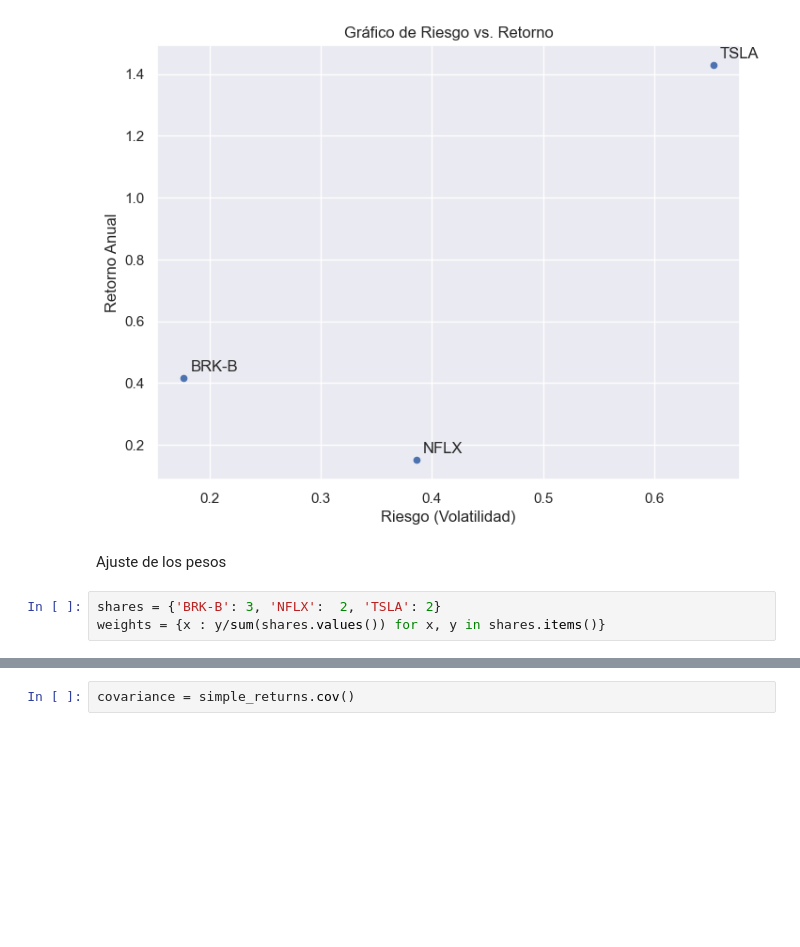
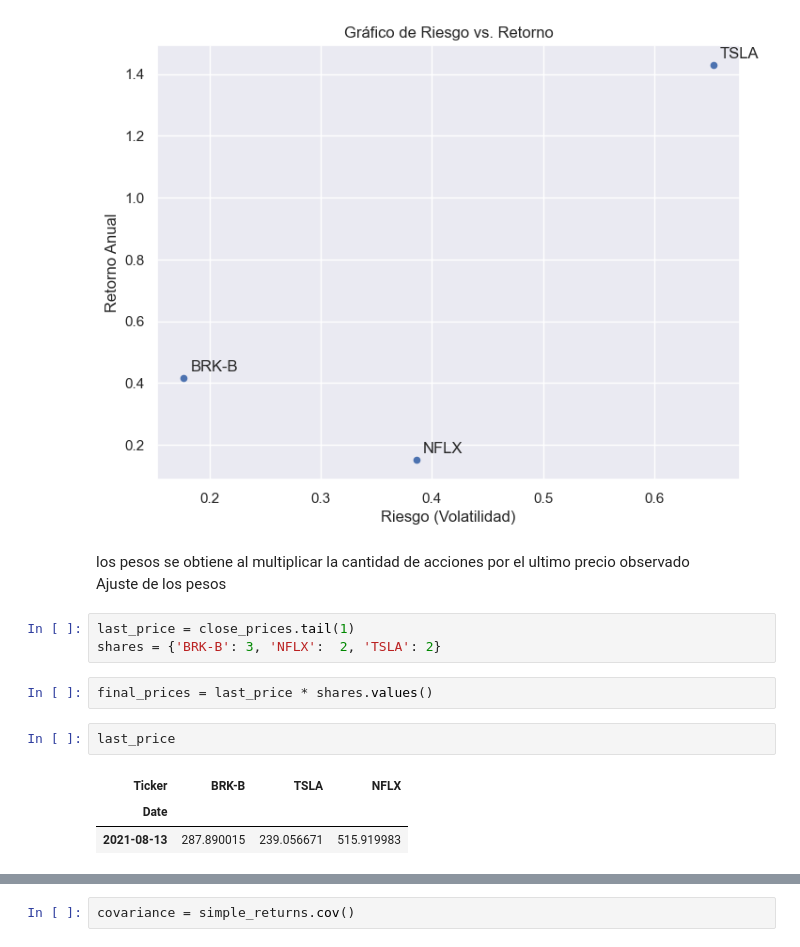
Before and after one commit to DaveQuant/Mathematical-Models-For-Pricing-Options, a Jupyter notebook: portfolio_2.ipynb, the cells around one changed output, grey strips where cells are left out. Cells and saved outputs as stored; diff of their text form; blank space fills up the shorter version.

```diff
--- a/portfolio_2.ipynb
+++ b/portfolio_2.ipynb
@@ -139,8 +139,17 @@ plt.ylabel('Retorno Anual')
 plt.show()
 # %% [output]
 [figure]
-# %% [markdown]
-Ajuste de los pesos
-# %%
-shares = {'BRK-B': 3, 'NFLX':  2, 'TSLA': 2}
-weights = {x : y/sum(shares.values()) for x, y in shares.items()}
+# %% [markdown]
+los pesos se obtiene al multiplicar la cantidad de acciones por el ultimo precio observado
+Ajuste de los pesos
+# %%
+last_price = close_prices.tail(1)
+shares = {'BRK-B': 3, 'NFLX':  2, 'TSLA': 2}
+# %%
+final_prices = last_price * shares.values()
+# %%
+last_price
+# %% [output]
+| Ticker | BRK-B | TSLA | NFLX |
+| Date |  |  |  |
+| 2021-08-13 | 287.890015 | 239.056671 | 515.919983 |
```
Also changed, not shown: parts of 15 cells of this notebook.
